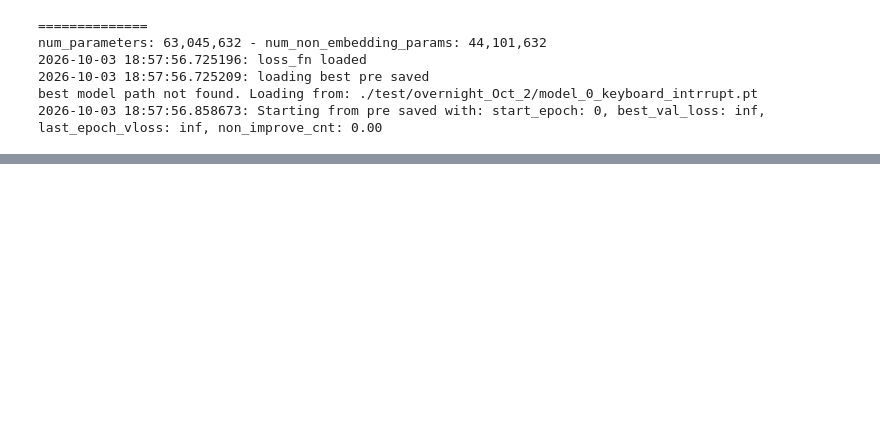
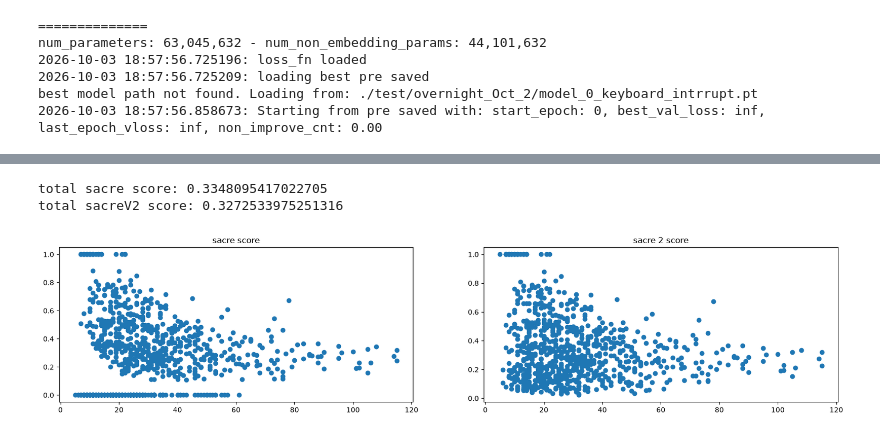
Before and after one commit to maminsed/Attention-is-All-You-Need, a Jupyter notebook: evaluation.ipynb, the cells around one changed output, grey strips where cells are left out. Saved outputs shown, nothing was run; the diff lists cells and outputs as text; code cells hidden in the pictures; blank space fills up the shorter version.

```diff
--- a/evaluation.ipynb
+++ b/evaluation.ipynb
@@ -23,5 +26,6 @@ best model path found.
 sp_bpe = sentencepiece.SentencePieceProcessor()
 sp_bpe.load(f"tokenizers/{config["tokenizer_source"]}/bpe.model")
 sacreblue_metric = SacreBLEUScore(lowercase=True)
+sacreblue_metric_v2 = lambda pred,refrence: (sacrebleu.sentence_bleu(pred,refrence,smooth_method="exp",use_effective_order=True).score / 100)
 blue_metric = BLEUScore()
 # %%
@@ -156,6 +161,6 @@ num_parameters: 63,045,632 - num_non_embedding_params: 44,101,632
 best model path not found. Loading from: ./test/overnight_Oct_2/model_0_keyboard_intrrupt.pt
 2026-10-03 18:57:56.858673: Starting from pre saved with: start_epoch: 0, best_val_loss: inf, last_epoch_vloss: inf, non_improve_cnt: 0.00
 # %%
-gen = calculate_bleu(val_loader,model,sp_bpe,return_translations=False)
+score,num,translations,_ = calculate_bleu(val_loader,model,sp_bpe,return_translations=True)
 # epoch 10: 30.61
 # %% [output]
@@ -163,0 +169,22 @@ gen = calculate_bleu(val_loader,model,sp_bpe,return_translations=False)
+# %%
+sacreblue_metric.reset()
+tot_v2_score = 0
+for idx in range(len(translations)-1,-1,-1):
+    translations[idx]["score"] = sacreblue_metric([translations[idx]["trans"]],[[translations[idx]["orig"]]]).item()
+    translations[idx]["score_v2"] = sacreblue_metric_v2(translations[idx]["trans"],[translations[idx]["orig"]])
+    tot_v2_score+=translations[idx]["score_v2"]
+print(f"total sacre score: {sacreblue_metric.compute()}")
+print(f"total sacreV2 score: {tot_v2_score / len(translations)}")
+df = pd.DataFrame(translations)
+# %% [output]
+total sacre score: 0.3348095417022705
+total sacreV2 score: 0.3272533975251316
+# %%
+fig, (ax1,ax2) = plt.subplots(1,2,figsize=(20,4))
+ax1.scatter(df["len"],df["score"])
+ax1.set_title("sacre score")
+ax2.scatter(df["len"],df["score_v2"])
+ax2.set_title("sacre 2 score")
+fig.show()
+# %% [output]
+[figure, added]
```
Also changed, not shown: parts of 6 cells of this notebook, 6 other files.
